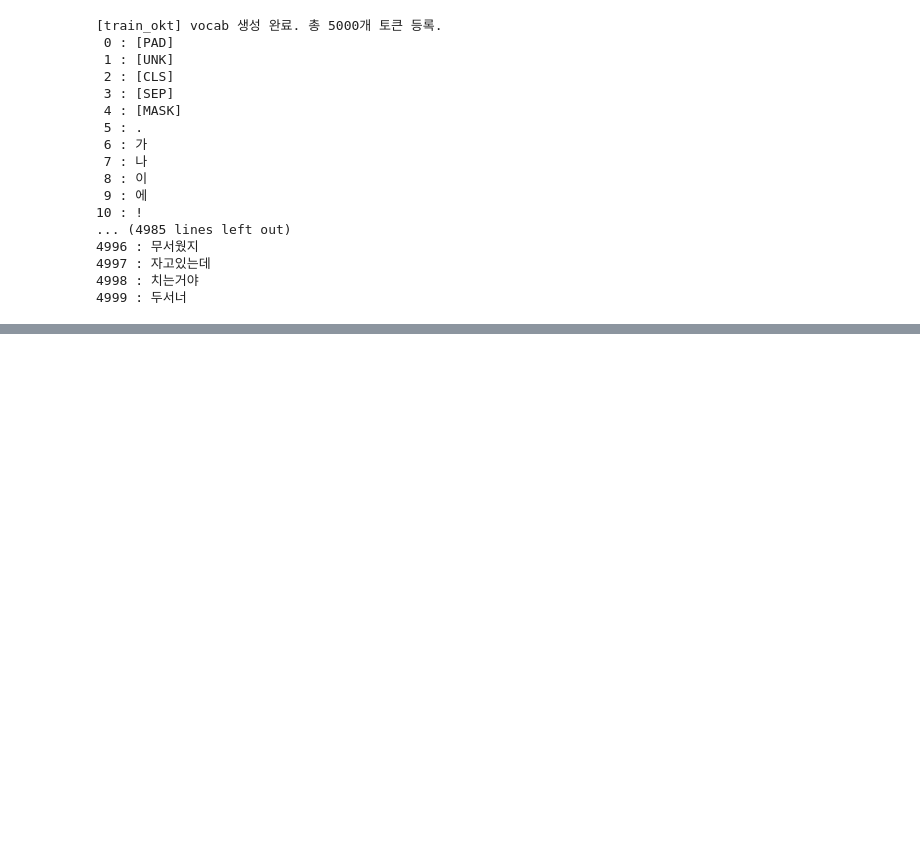
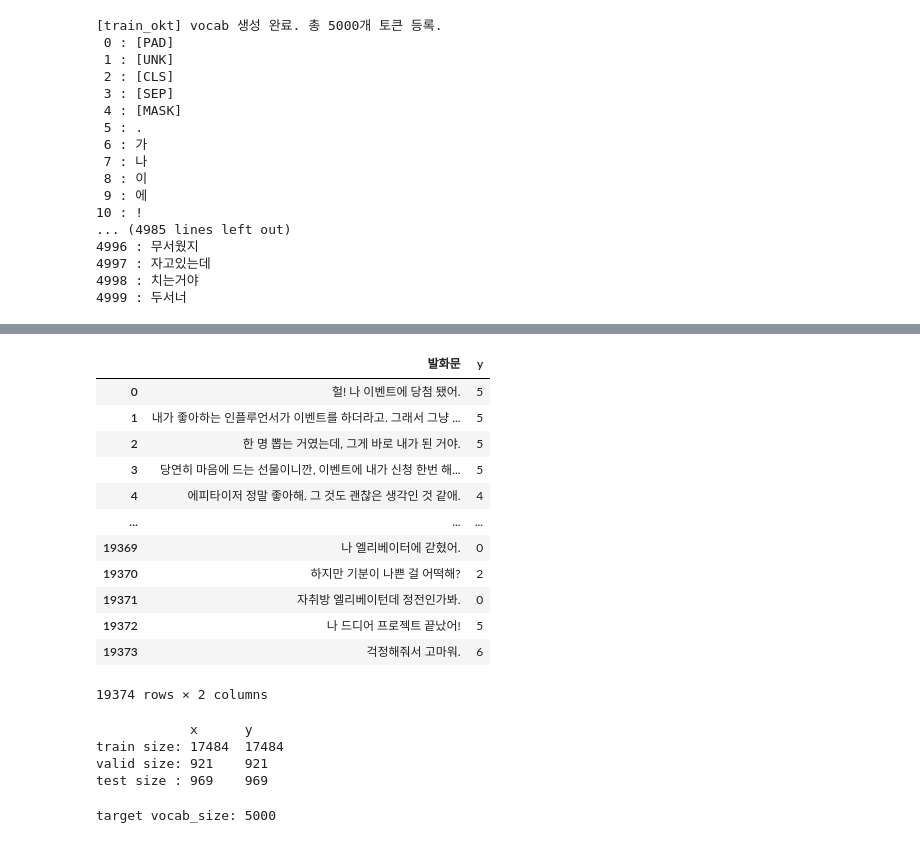
Before and after one commit to Yelli915/NLP, a Jupyter notebook: run_and_debug.ipynb, the cells around one changed output, grey strips where cells are left out. Cells and saved outputs as stored; diff of their text form; code cells hidden in the pictures; blank space fills up the shorter version.

Commit message:
test: verify koBERT training with custom tokenizer

```diff
--- a/run_and_debug.ipynb
+++ b/run_and_debug.ipynb
@@ -229,0 +291,59 @@ for token, idx in tokenizer.vocab.items():
+# %%
+import pandas as pd
+df = pd.read_csv(PATH_DATASET, encoding="cp949")
+
+# Label Encoding
+label_map = {
+    "fear": 0,
+    "surprise": 1,
+    "angry": 2,
+    "sadness": 3,
+    "neutral": 4,
+    "happiness": 5,
+    "disgust": 6
+}
+df["y"] = df["상황"].map(label_map)
+
+x_col = '발화문'
+y_col = 'y'
+input_data = df[[x_col] + [y_col]]
+input_data
+# %% [output]
+|  | 발화문 | y |
+| 0 | 헐! 나 이벤트에 당첨 됐어. | 5 |
+| 1 | 내가 좋아하는 인플루언서가 이벤트를 하더라고. 그래서 그냥 ... | 5 |
+| 2 | 한 명 뽑는 거였는데, 그게 바로 내가 된 거야. | 5 |
+| 3 | 당연히 마음에 드는 선물이니깐, 이벤트에 내가 신청 한번 해... | 5 |
+| 4 | 에피타이저 정말 좋아해. 그 것도 괜찮은 생각인 것 같애. | 4 |
+| ... | ... | ... |
+| 19369 | 나 엘리베이터에 갇혔어. | 0 |
+| 19370 | 하지만 기분이 나쁜 걸 어떡해? | 2 |
+| 19371 | 자취방 엘리베이턴데 정전인가봐. | 0 |
+| 19372 | 나 드디어 프로젝트 끝났어! | 5 |
+| 19373 | 걱정해줘서 고마워. | 6 |
+19374 rows × 2 columns
+# %%
+# Split
+from sklearn.model_selection import train_test_split
+trval_X, test_X, trval_y, test_y = train_test_split(
+    input_data[x_col].tolist(), input_data[y_col].tolist(),
+    test_size=0.05, stratify=input_data[y_col], random_state=42)
+
+from sklearn.model_selection import train_test_split
+train_X, valid_X, train_y, valid_y = train_test_split(
+    trval_X, trval_y, test_size=0.05, stratify=trval_y, random_state=42)
+
+print(f"            x      y")
+print(f"train size: {len(train_X):<5}  {len(train_y):<5}")
+print(f"valid size: {len(valid_X):<5}  {len(valid_y):<5}")
+print(f"test size : {len(test_X):<5}  {len(test_y):<5}")
+# %% [output]
+            x      y
+train size: 17484  17484
+valid size: 921    921
+test size : 969    969
+# %%
+custom_tokenizer = tokenizer
+print("target vocab_size:", custom_tokenizer.vocab_size)
+# %% [output]
+target vocab_size: 5000
```
Also changed, not shown: parts of 24 cells of this notebook.
